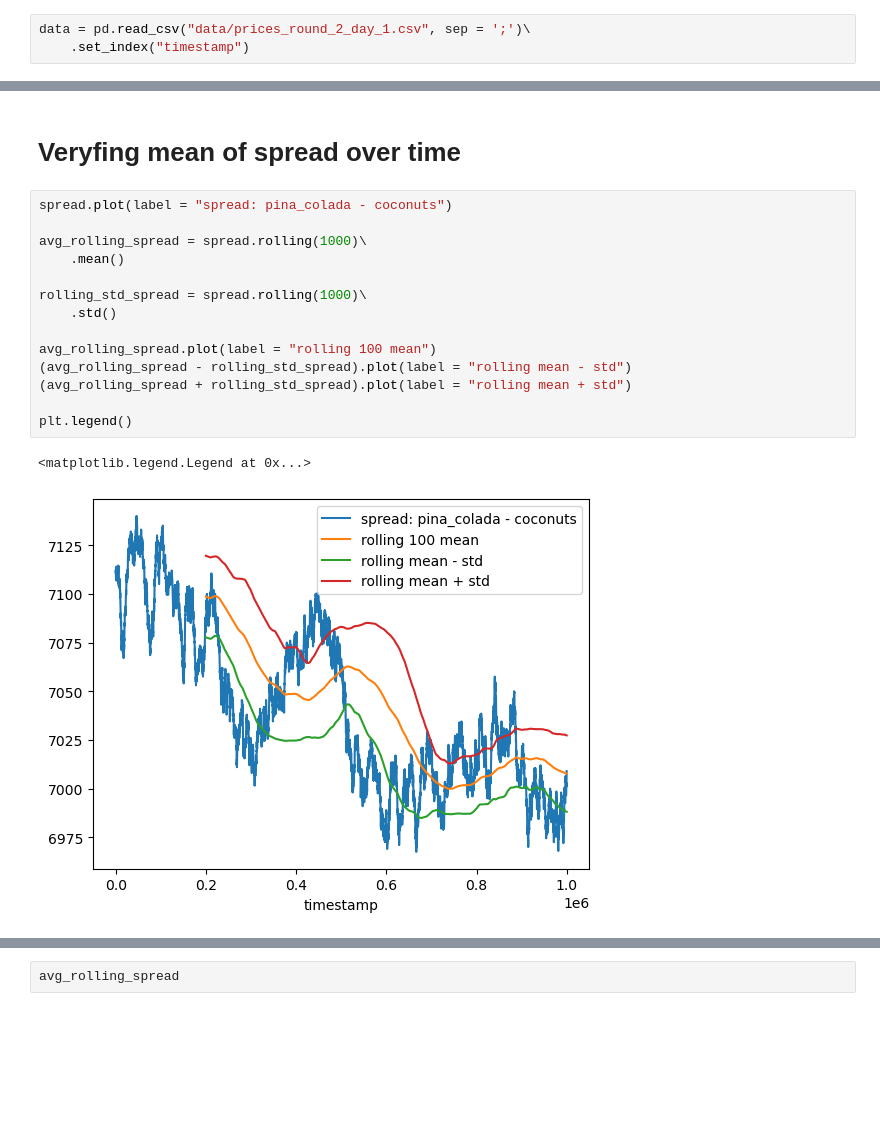
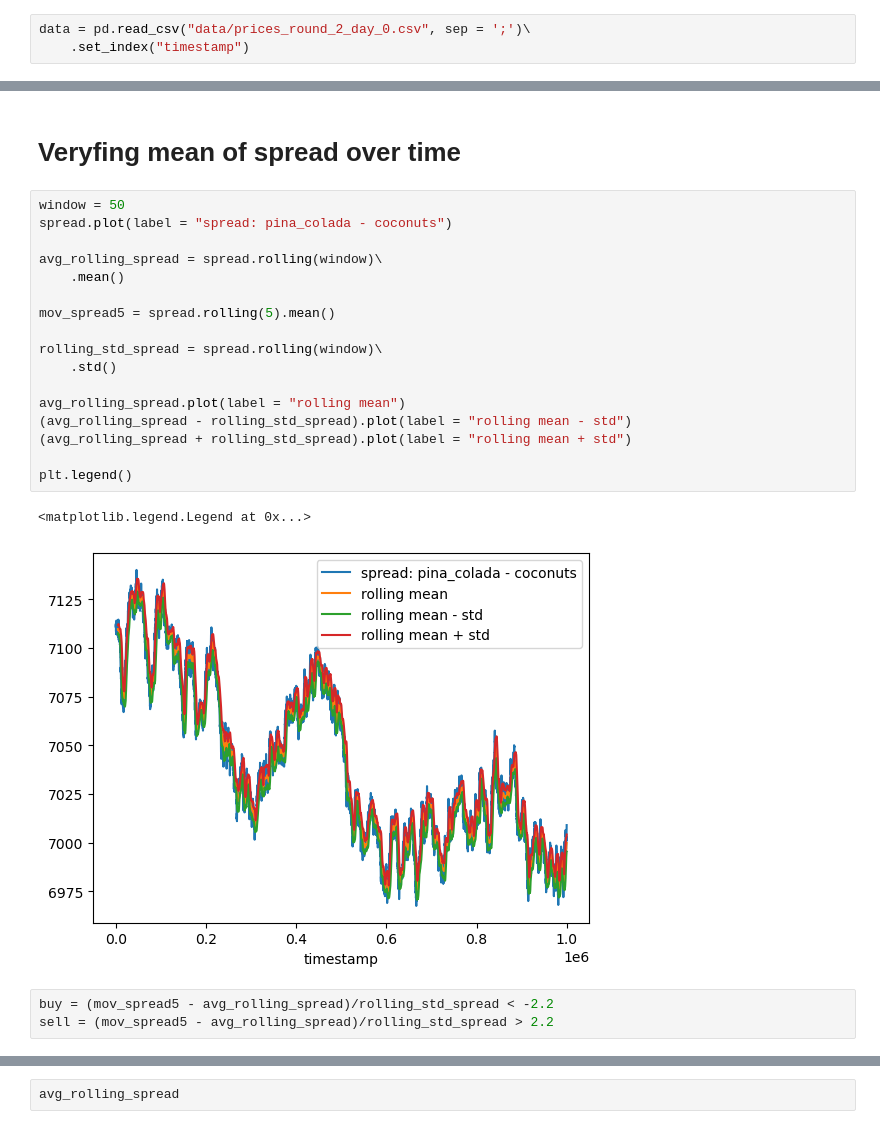
Before and after one commit to nicolassinott/IMC_Prosperity, a Jupyter notebook: notebooks/02-round2-coconuts_pinacolada.ipynb, the cells around one changed output, grey strips where cells are left out. Saved outputs shown, nothing was run; the diff lists cells and outputs as text; blank space fills up the shorter version.

```diff
--- a/notebooks/02-round2-coconuts_pinacolada.ipynb
+++ b/notebooks/02-round2-coconuts_pinacolada.ipynb
@@ -6,7 +7,7 @@ import os
 if 'notebooks' in os.getcwd():
     os.chdir('..')
 # %%
-data = pd.read_csv("data/prices_round_2_day_1.csv", sep = ';')\
+data = pd.read_csv("data/prices_round_2_day_0.csv", sep = ';')\
     .set_index("timestamp")
 # %%
 data
@@ -146,19 +147,25 @@ Name: mid_price, dtype: float64
 # %% [markdown]
 # Veryfing mean of spread over time
 # %%
+window = 50
 spread.plot(label = "spread: pina_colada - coconuts")
 
-avg_rolling_spread = spread.rolling(1000)\
+avg_rolling_spread = spread.rolling(window)\
     .mean()
 
-rolling_std_spread = spread.rolling(1000)\
+mov_spread5 = spread.rolling(5).mean()
+
+rolling_std_spread = spread.rolling(window)\
     .std()
 
-avg_rolling_spread.plot(label = "rolling 100 mean")
+avg_rolling_spread.plot(label = "rolling mean")
 (avg_rolling_spread - rolling_std_spread).plot(label = "rolling mean - std")
 (avg_rolling_spread + rolling_std_spread).plot(label = "rolling mean + std")
 
 plt.legend()
 # %% [output]
 <matplotlib.legend.Legend at 0x...>
-[figure, old version]
+[figure, new version]
+# %%
+buy = (mov_spread5 - avg_rolling_spread)/rolling_std_spread < -2.2
+sell = (mov_spread5 - avg_rolling_spread)/rolling_std_spread > 2.2
```
Also changed, not shown: parts of 14 cells of this notebook, 3 other files.
